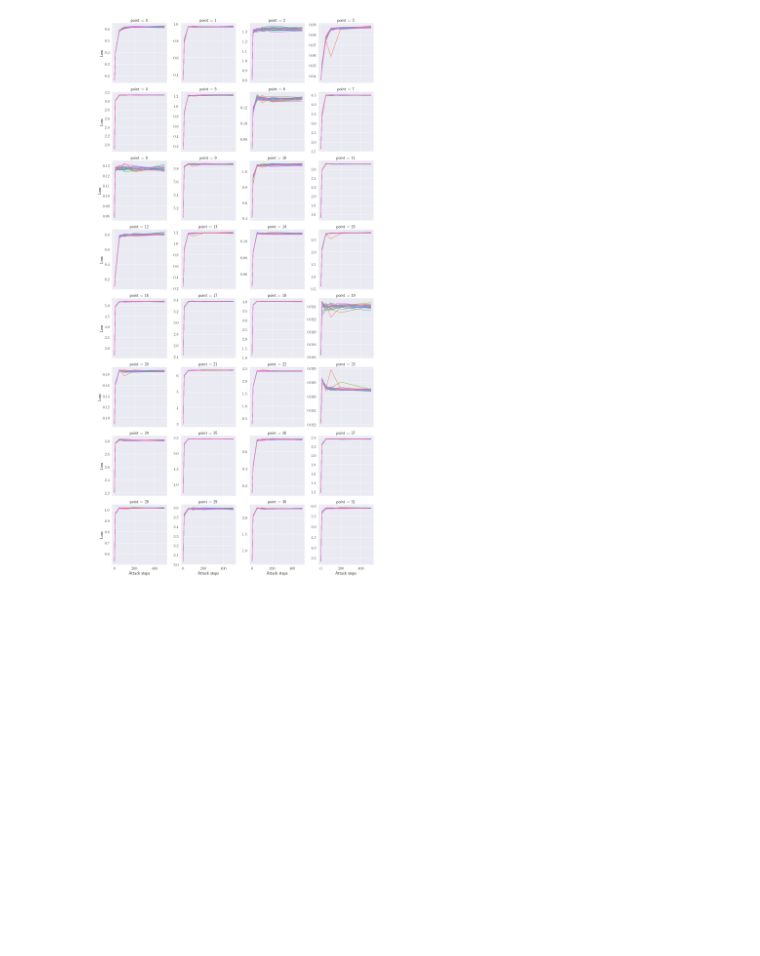
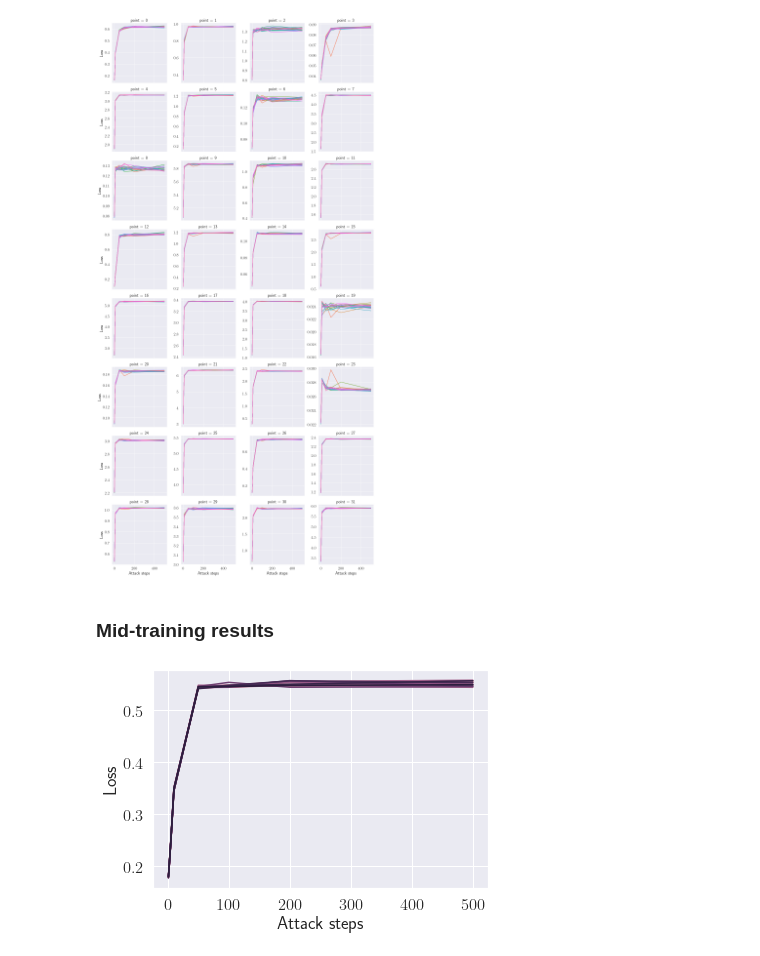
Before and after one commit to dedeswim/vits-robustness-torch, a Jupyter notebook: notebooks/attack_convergence.ipynb, the cells around one changed output. Saved outputs shown, nothing was run; the diff lists cells and outputs as text; code cells hidden in the pictures; blank space fills up the shorter version.

```diff
--- a/notebooks/attack_convergence.ipynb
+++ b/notebooks/attack_convergence.ipynb
@@ -82,3 +92,9 @@ plot_random_point("data/attack_convergence/resnet-robust-99.csv")
 plot_all_points("data/attack_convergence/resnet-robust-99.csv")
 # %% [output]
 [figure]
+# %% [markdown]
+### Mid-training results
+# %%
+plot_random_point("data/attack_convergence/resnet-robust-49.csv")
+# %% [output]
+[figure, added]
```
Also changed, not shown: parts of 7 cells of this notebook, 6 other files.
